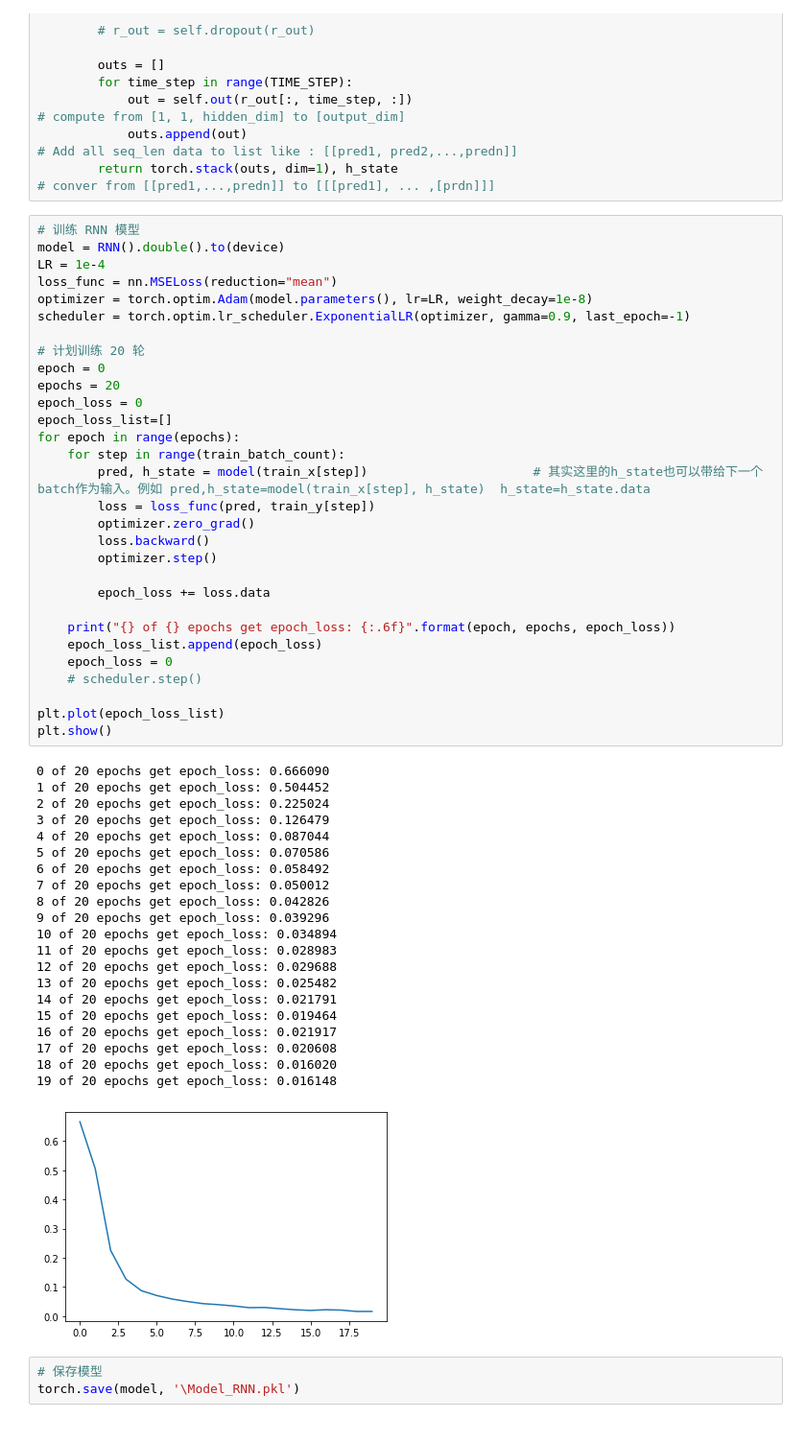
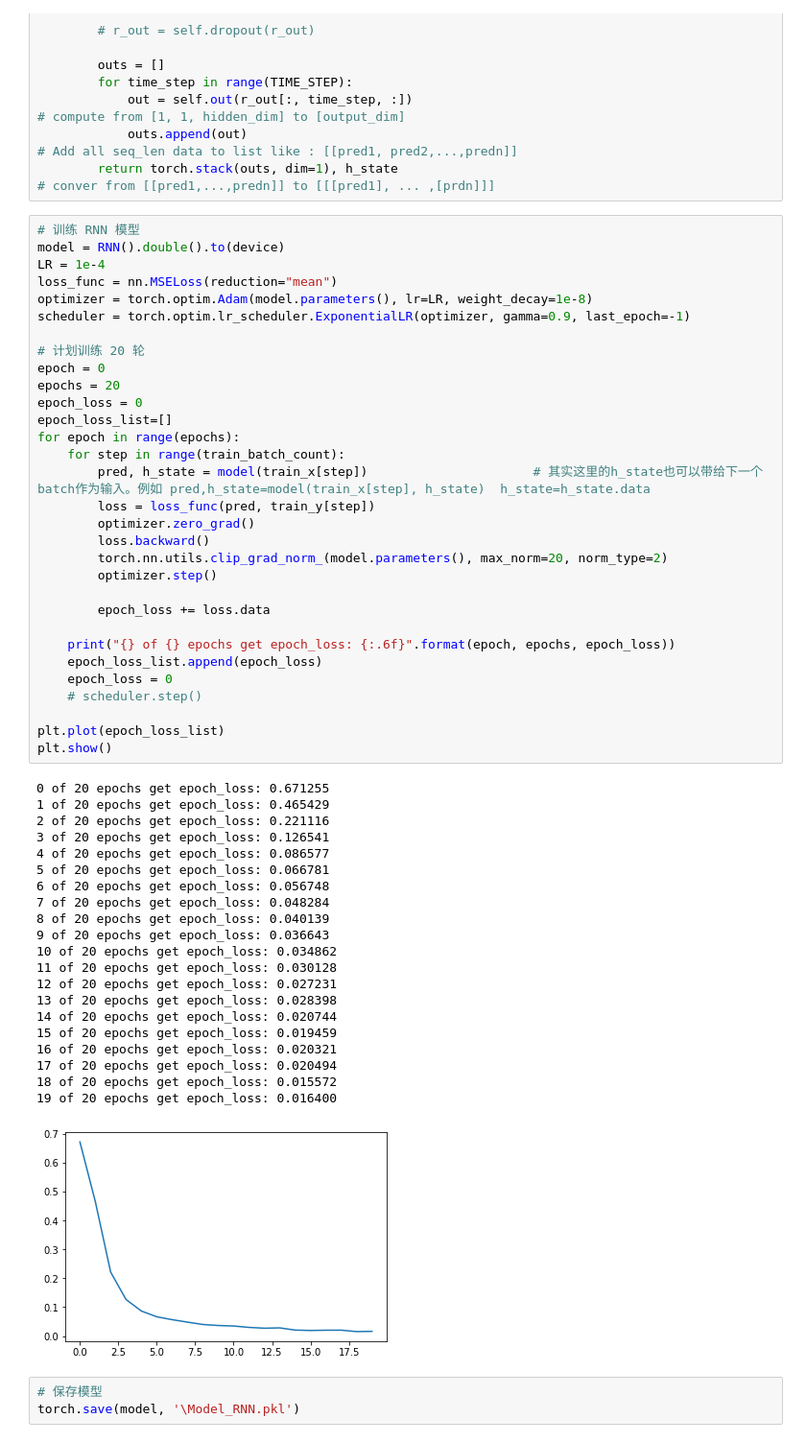
Before and after one commit to matrixleon18/SHUFE, a Jupyter notebook: jupyterlab/Model_RNN.ipynb, the cells around one changed output. Shown at 96% size. Cells and saved outputs as stored; diff of their text form.

```diff
--- a/jupyterlab/Model_RNN.ipynb
+++ b/jupyterlab/Model_RNN.ipynb
@@ -148,54 +148,55 @@ class RNN(nn.Module):
 # 训练 RNN 模型
 model = RNN().double().to(device)
 LR = 1e-4
 loss_func = nn.MSELoss(reduction="mean")
 optimizer = torch.optim.Adam(model.parameters(), lr=LR, weight_decay=1e-8)
 scheduler = torch.optim.lr_scheduler.ExponentialLR(optimizer, gamma=0.9, last_epoch=-1)
 
 # 计划训练 20 轮
 epoch = 0
 epochs = 20
 epoch_loss = 0
 epoch_loss_list=[]
 for epoch in range(epochs):
     for step in range(train_batch_count):
         pred, h_state = model(train_x[step])                      # 其实这里的h_state也可以带给下一个batch作为输入。例如 pred,h_state=model(train_x[step], h_state)  h_state=h_state.data
         loss = loss_func(pred, train_y[step])
         optimizer.zero_grad()
         loss.backward()
+        torch.nn.utils.clip_grad_norm_(model.parameters(), max_norm=20, norm_type=2)
         optimizer.step()
 
         epoch_loss += loss.data
 
     print("{} of {} epochs get epoch_loss: {:.6f}".format(epoch, epochs, epoch_loss))
     epoch_loss_list.append(epoch_loss)
     epoch_loss = 0
     # scheduler.step()
 
 plt.plot(epoch_loss_list)
 plt.show()
 # %% [output]
-0 of 20 epochs get epoch_loss: 0.666090
-1 of 20 epochs get epoch_loss: 0.504452
-2 of 20 epochs get epoch_loss: 0.225024
-3 of 20 epochs get epoch_loss: 0.126479
-4 of 20 epochs get epoch_loss: 0.087044
-5 of 20 epochs get epoch_loss: 0.070586
-6 of 20 epochs get epoch_loss: 0.058492
-7 of 20 epochs get epoch_loss: 0.050012
-8 of 20 epochs get epoch_loss: 0.042826
-9 of 20 epochs get epoch_loss: 0.039296
-10 of 20 epochs get epoch_loss: 0.034894
-11 of 20 epochs get epoch_loss: 0.028983
-12 of 20 epochs get epoch_loss: 0.029688
-13 of 20 epochs get epoch_loss: 0.025482
-14 of 20 epochs get epoch_loss: 0.021791
-15 of 20 epochs get epoch_loss: 0.019464
-16 of 20 epochs get epoch_loss: 0.021917
-17 of 20 epochs get epoch_loss: 0.020608
-18 of 20 epochs get epoch_loss: 0.016020
-19 of 20 epochs get epoch_loss: 0.016148
+0 of 20 epochs get epoch_loss: 0.671255
+1 of 20 epochs get epoch_loss: 0.465429
+2 of 20 epochs get epoch_loss: 0.221116
+3 of 20 epochs get epoch_loss: 0.126541
+4 of 20 epochs get epoch_loss: 0.086577
+5 of 20 epochs get epoch_loss: 0.066781
+6 of 20 epochs get epoch_loss: 0.056748
+7 of 20 epochs get epoch_loss: 0.048284
+8 of 20 epochs get epoch_loss: 0.040139
+9 of 20 epochs get epoch_loss: 0.036643
+10 of 20 epochs get epoch_loss: 0.034862
+11 of 20 epochs get epoch_loss: 0.030128
+12 of 20 epochs get epoch_loss: 0.027231
+13 of 20 epochs get epoch_loss: 0.028398
+14 of 20 epochs get epoch_loss: 0.020744
+15 of 20 epochs get epoch_loss: 0.019459
+16 of 20 epochs get epoch_loss: 0.020321
+17 of 20 epochs get epoch_loss: 0.020494
+18 of 20 epochs get epoch_loss: 0.015572
+19 of 20 epochs get epoch_loss: 0.016400
-[figure, old version]
+[figure, new version]
 # %%
 # 保存模型
 torch.save(model, '\Model_RNN.pkl')
```
Also changed, not shown: parts of 1 cell of this notebook.
